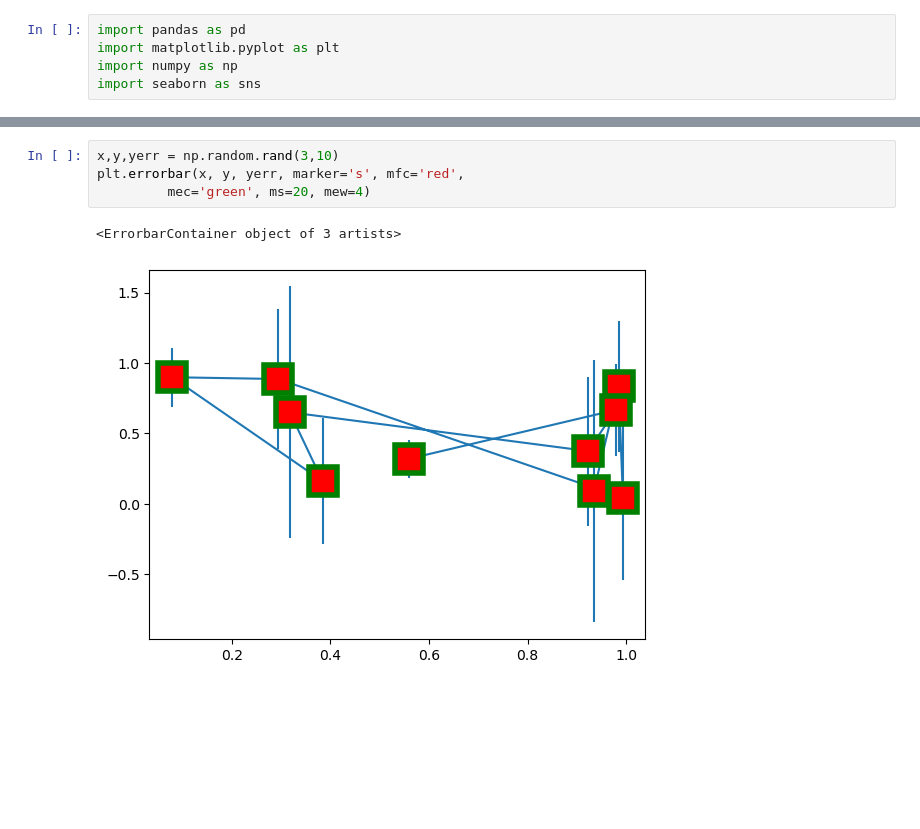
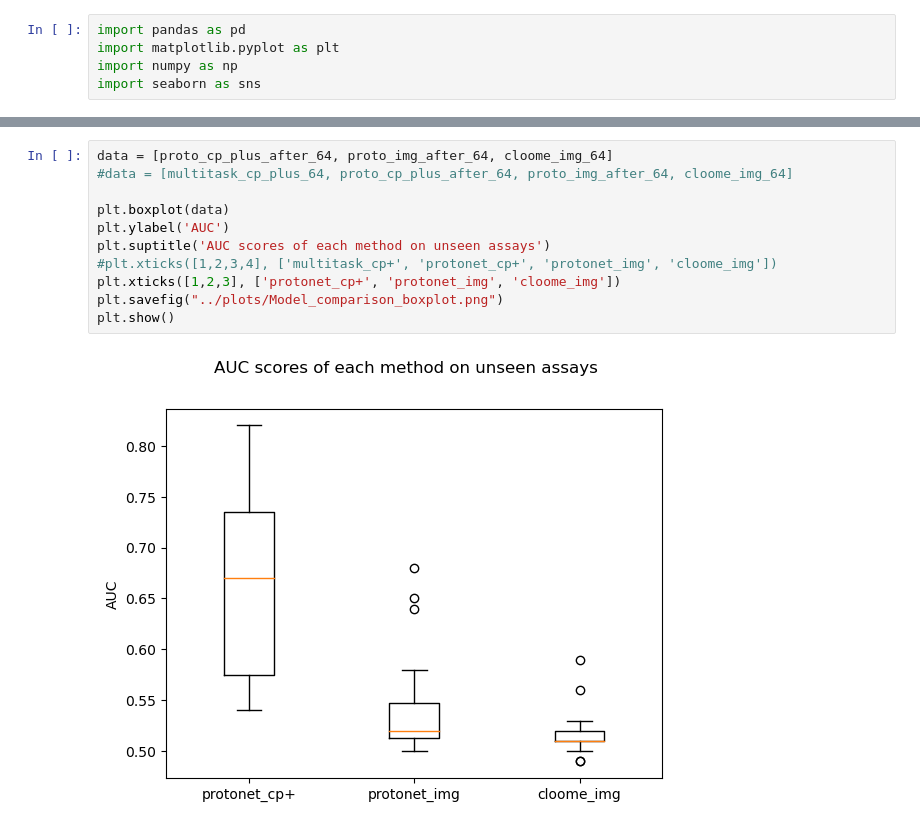
Before and after one commit to son-ha-264/FSL_CP, a Jupyter notebook: result/notebook/model_comparision.ipynb, the cells around one changed output, grey strips where cells are left out. Drawn from its saved outputs; the diff is of its cells as text; blank space fills up the shorter version.

```diff
--- a/result/notebook/model_comparision.ipynb
+++ b/result/notebook/model_comparision.ipynb
@@ -81,7 +117,13 @@ plt.show()
-# %%
-x,y,yerr = np.random.rand(3,10)
-plt.errorbar(x, y, yerr, marker='s', mfc='red',
-         mec='green', ms=20, mew=4)
-# %% [output]
-<ErrorbarContainer object of 3 artists>
-[figure, removed]
+# %%
+data = [proto_cp_plus_after_64, proto_img_after_64, cloome_img_64]
+#data = [multitask_cp_plus_64, proto_cp_plus_after_64, proto_img_after_64, cloome_img_64]
+
+plt.boxplot(data)
+plt.ylabel('AUC')
+plt.suptitle('AUC scores of each method on unseen assays')
+#plt.xticks([1,2,3,4], ['multitask_cp+', 'protonet_cp+', 'protonet_img', 'cloome_img'])
+plt.xticks([1,2,3], ['protonet_cp+', 'protonet_img', 'cloome_img'])
+plt.savefig("../plots/Model_comparison_boxplot.png")
+plt.show()
+# %% [output]
+[figure, added]
```
Also changed, not shown: parts of 5 cells of this notebook, 11 other files.
